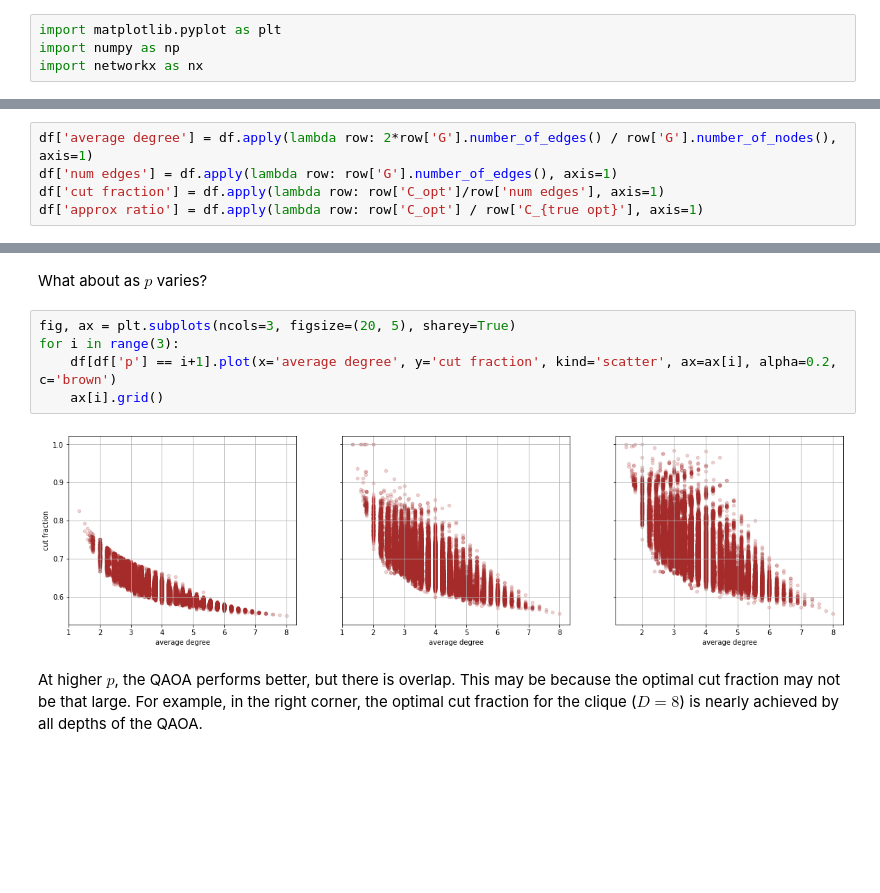
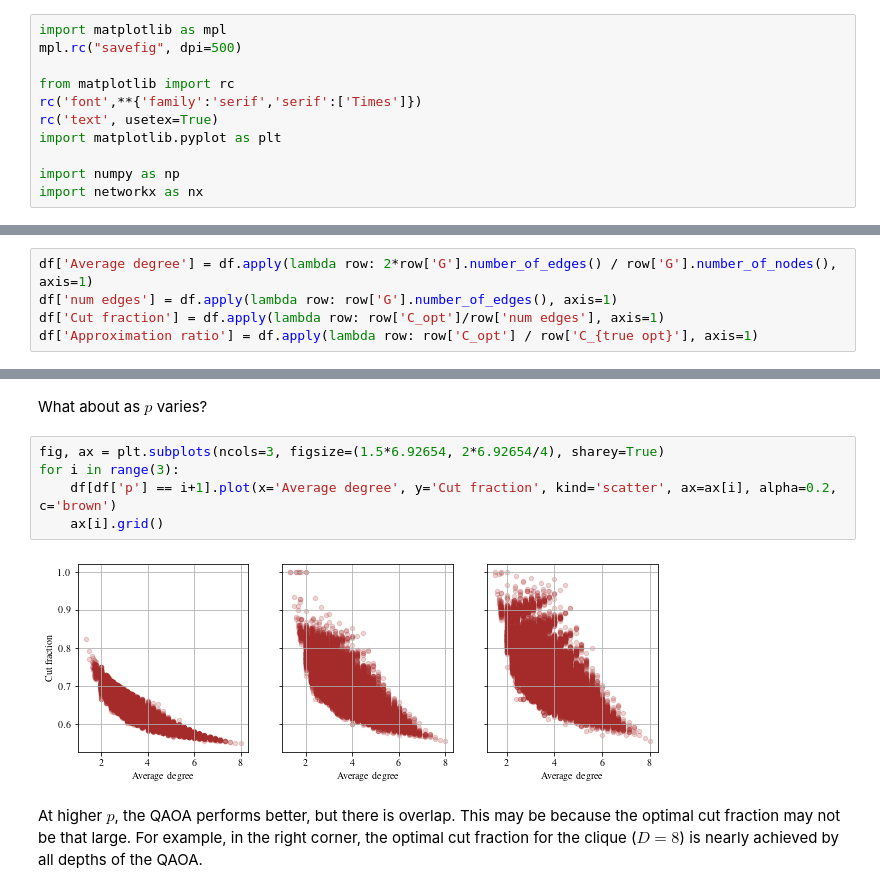
Before and after one commit to QAOAKit/QAOAKit, a Jupyter notebook: examples/performance.ipynb, the cells around one changed output, grey strips where cells are left out. Drawn from its saved outputs; the diff is of its cells as text; blank space fills up the shorter version.

Commit message:
making the figures a little nicer

```diff
--- a/examples/performance.ipynb
+++ b/examples/performance.ipynb
@@ -3,7 +3,14 @@
 
 Let's load the data we have with QAOAKit. We have the performance of QAOA for $p=1,2,3$ on all graphs of at most $9$ nodes.
 # %%
+import matplotlib as mpl
+mpl.rc("savefig", dpi=500)
+
+from matplotlib import rc
+rc('font',**{'family':'serif','serif':['Times']})
+rc('text', usetex=True)
 import matplotlib.pyplot as plt
+
 import numpy as np
 import networkx as nx
 # %%
@@ -16,10 +23,10 @@ Dataset contains 819573 instances
 # %% [markdown]
 With QAOAKit, we can easily compute the average degree and cut fraction of each graph.
 # %%
-df['average degree'] = df.apply(lambda row: 2*row['G'].number_of_edges() / row['G'].number_of_nodes(), axis=1)
+df['Average degree'] = df.apply(lambda row: 2*row['G'].number_of_edges() / row['G'].number_of_nodes(), axis=1)
 df['num edges'] = df.apply(lambda row: row['G'].number_of_edges(), axis=1)
-df['cut fraction'] = df.apply(lambda row: row['C_opt']/row['num edges'], axis=1)
-df['approx ratio'] = df.apply(lambda row: row['C_opt'] / row['C_{true opt}'], axis=1)
+df['Cut fraction'] = df.apply(lambda row: row['C_opt']/row['num edges'], axis=1)
+df['Approximation ratio'] = df.apply(lambda row: row['C_opt'] / row['C_{true opt}'], axis=1)
 # %% [markdown]
 How does the performance of $p=1$ QAOA change with the average degree?
 # %%
@@ -35,12 +42,12 @@ As expected, increasing the average degree will make the $p=1$ cut fraction tend
 # %% [markdown]
 What about as $p$ varies?
 # %%
-fig, ax = plt.subplots(ncols=3, figsize=(20, 5), sharey=True)
+fig, ax = plt.subplots(ncols=3, figsize=(1.5*6.92654, 2*6.92654/4), sharey=True)
 for i in range(3):
-    df[df['p'] == i+1].plot(x='average degree', y='cut fraction', kind='scatter', ax=ax[i], alpha=0.2, c='brown')
+    df[df['p'] == i+1].plot(x='Average degree', y='Cut fraction', kind='scatter', ax=ax[i], alpha=0.2, c='brown')
     ax[i].grid()
 # %% [output]
-[figure, old version]
+[figure, new version]
 # %% [markdown]
 At higher $p$, the QAOA performs better, but there is overlap. This may be because the optimal cut fraction may not be that large. For example, in the right corner, the optimal cut fraction for the clique ($D=8$) is nearly achieved by all depths of the QAOA.
 # %% [markdown]
```
Also changed, not shown: parts of 3 cells of this notebook.
